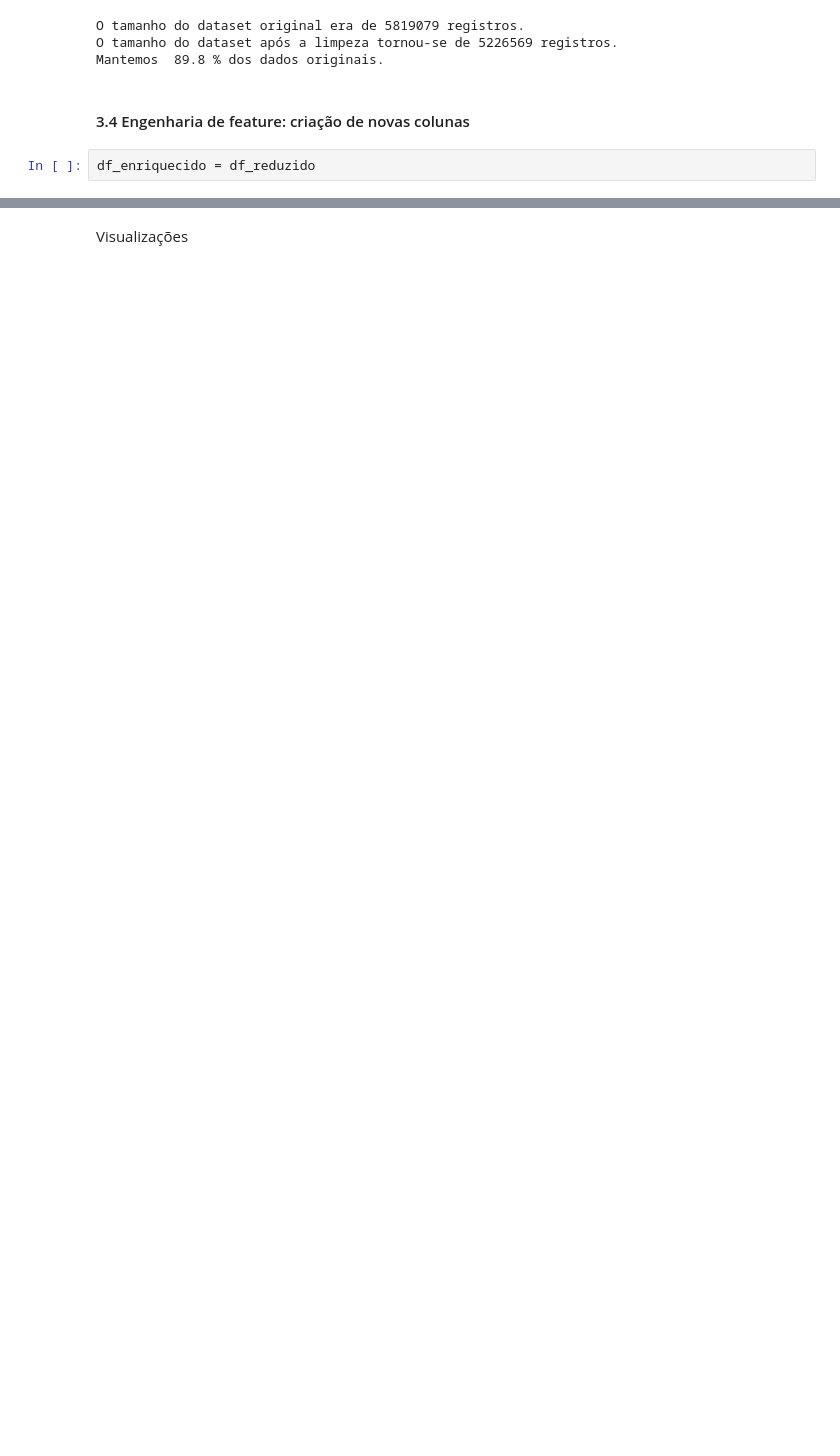
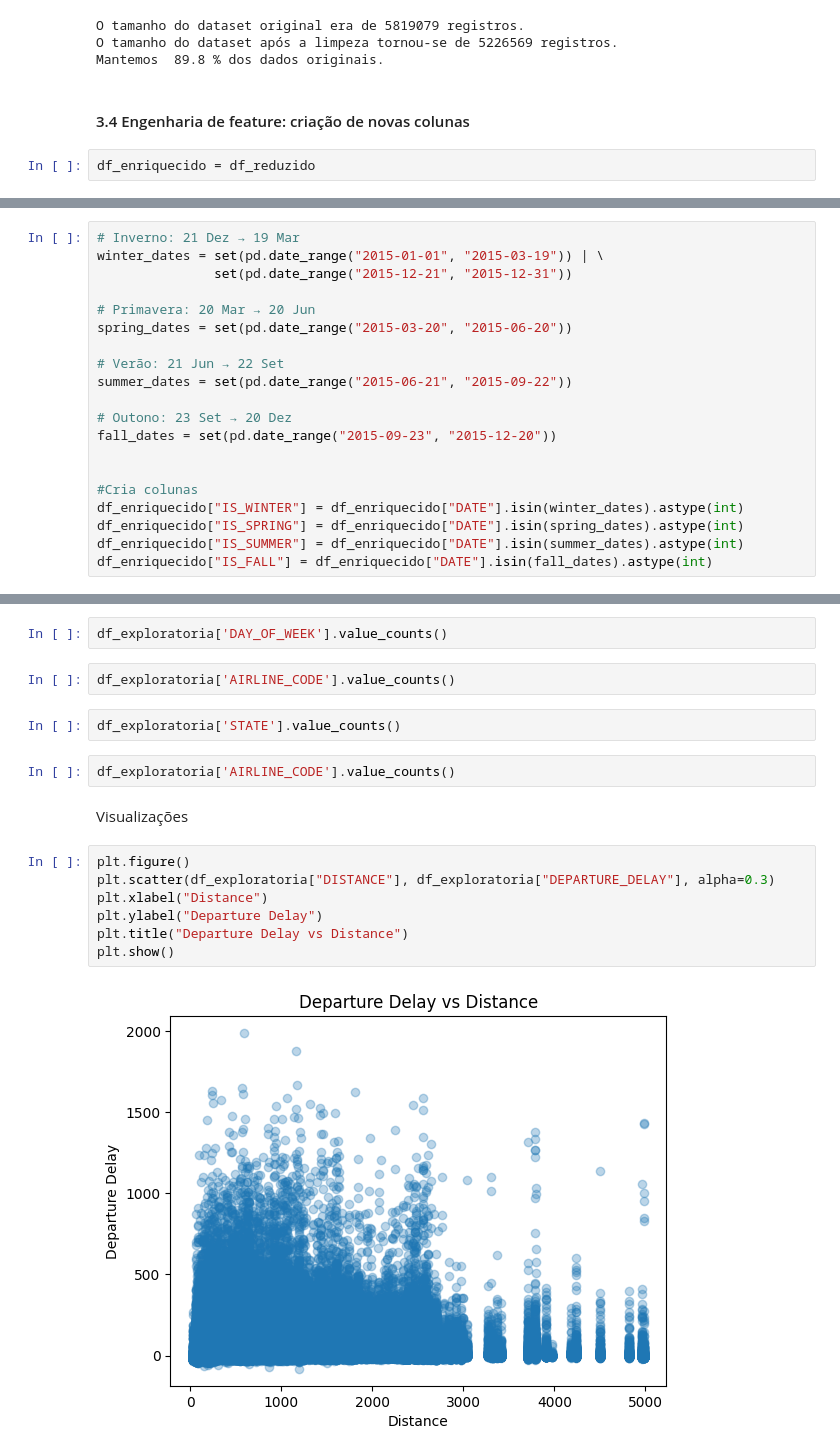
Before and after one commit to alicebiasilva/flight-delay-model-prediction, a Jupyter notebook: notebooks/discovery.ipynb, the cells around one changed output, grey strips where cells are left out. Cells and saved outputs as stored; diff of their text form; blank space fills up the shorter version.

```diff
--- a/notebooks/discovery.ipynb
+++ b/notebooks/discovery.ipynb
@@ -383,0 +278,20 @@ df_tratado[["SCHEDULED_DEPARTURE", "DEPARTURE_TIME", "DEPARTURE_DELAY", "TAXI_OU
+# %%
+# Inverno: 21 Dez → 19 Mar
+winter_dates = set(pd.date_range("2015-01-01", "2015-03-19")) | \
+               set(pd.date_range("2015-12-21", "2015-12-31"))
+
+# Primavera: 20 Mar → 20 Jun
+spring_dates = set(pd.date_range("2015-03-20", "2015-06-20"))
+
+# Verão: 21 Jun → 22 Set
+summer_dates = set(pd.date_range("2015-06-21", "2015-09-22"))
+
+# Outono: 23 Set → 20 Dez
+fall_dates = set(pd.date_range("2015-09-23", "2015-12-20"))
+
+
+#Cria colunas
+df_enriquecido["IS_WINTER"] = df_enriquecido["DATE"].isin(winter_dates).astype(int)
+df_enriquecido["IS_SPRING"] = df_enriquecido["DATE"].isin(spring_dates).astype(int)
+df_enriquecido["IS_SUMMER"] = df_enriquecido["DATE"].isin(summer_dates).astype(int)
+df_enriquecido["IS_FALL"] = df_enriquecido["DATE"].isin(fall_dates).astype(int)
@@ -384,4 +371,21 @@ df_tratado[["SCHEDULED_DEPARTURE", "DEPARTURE_TIME", "DEPARTURE_DELAY", "TAXI_OU
+# %%
+df_exploratoria['DAY_OF_WEEK'].value_counts()
+# %%
+df_exploratoria['AIRLINE_CODE'].value_counts()
+# %%
+df_exploratoria['STATE'].value_counts()
+# %%
+df_exploratoria['AIRLINE_CODE'].value_counts()
 # %% [markdown]
 Visualizações
+# %%
+plt.figure()
+plt.scatter(df_exploratoria["DISTANCE"], df_exploratoria["DEPARTURE_DELAY"], alpha=0.3)
+plt.xlabel("Distance")
+plt.ylabel("Departure Delay")
+plt.title("Departure Delay vs Distance")
+plt.show()
+# %% [output]
+[figure, added]
 # %%
 # Selecionar as variáveis numéricas que você mencionou + target
```
Also changed, not shown: parts of 44 cells of this notebook.
